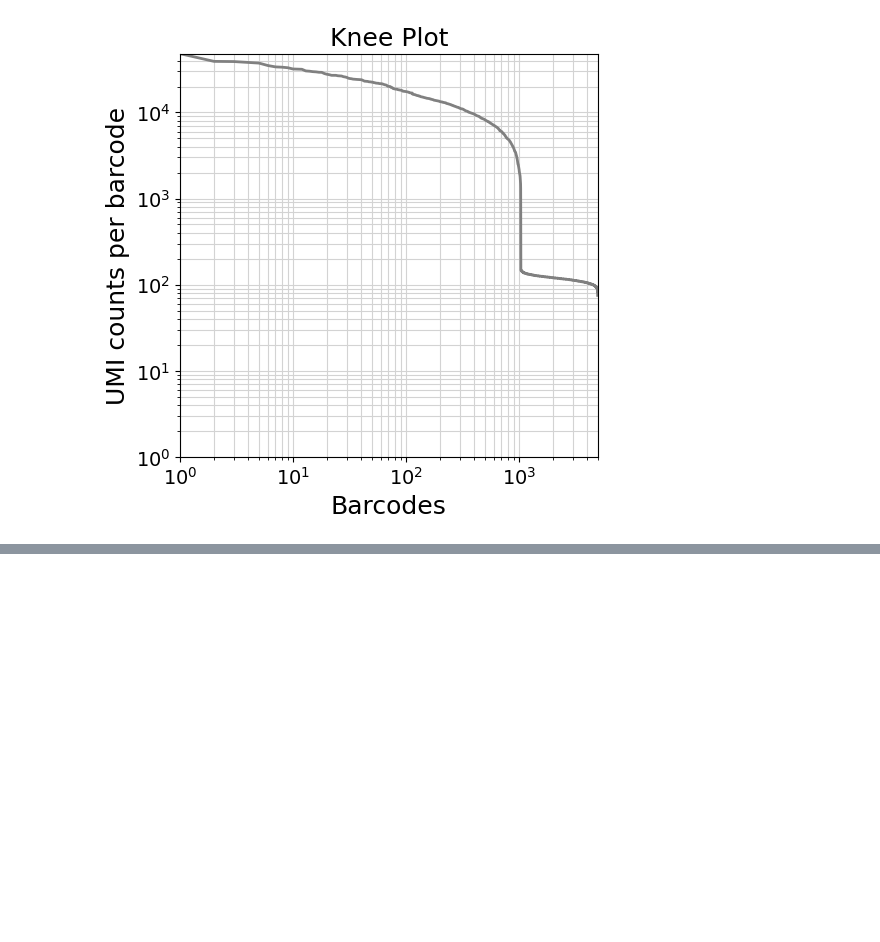
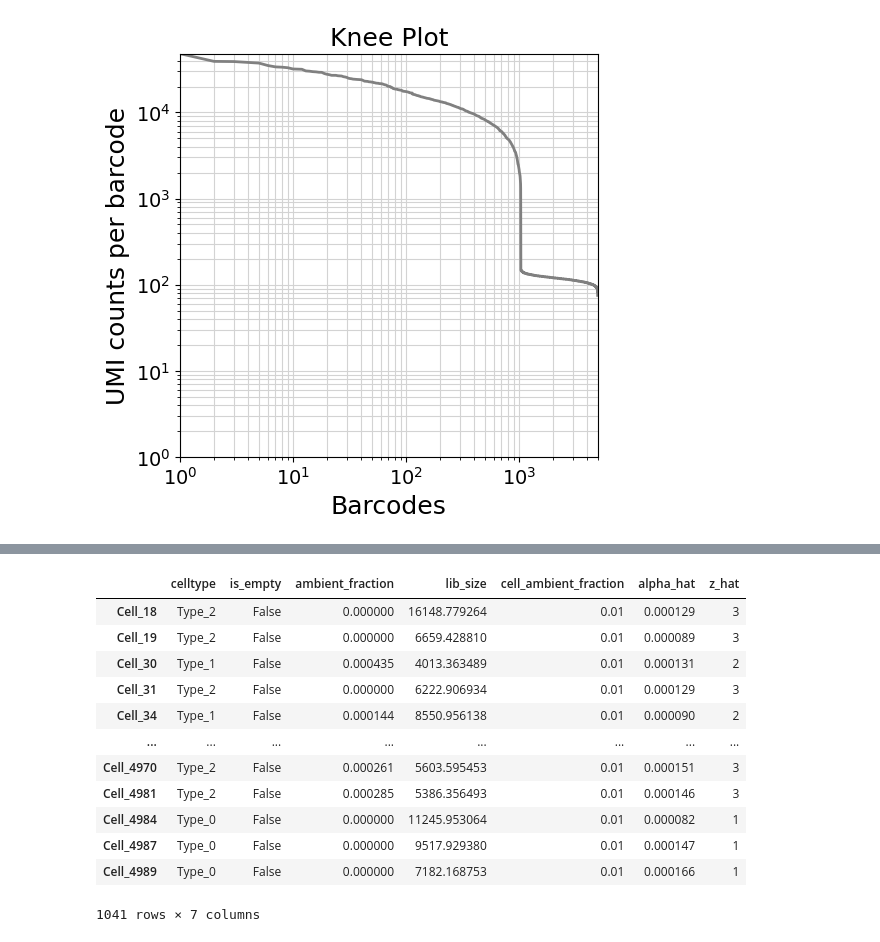
Before and after one commit to pachterlab/cellsweep, a Jupyter notebook: notebooks/debug.ipynb, the cells around one changed output, grey strips where cells are left out. Drawn from its saved outputs; the diff is of its cells as text; code cells hidden in the pictures; blank space fills up the shorter version.

```diff
--- a/notebooks/debug.ipynb
+++ b/notebooks/debug.ipynb
@@ -37,0 +53,16 @@ denoised_data = denoise_count_matrix(data, max_iter=40, beta=0.03, eps=1e-9, cel
+# %%
+denoised_data.obs[~denoised_data.obs["is_empty"]]
+# %% [output]
+|  | celltype | is_empty | ambient_fraction | lib_size | cell_ambient_fraction | alpha_hat | z_hat |
+| Cell_18 | Type_2 | False | 0.000000 | 16148.779264 | 0.01 | 0.000129 | 3 |
+| Cell_19 | Type_2 | False | 0.000000 | 6659.428810 | 0.01 | 0.000089 | 3 |
+| Cell_30 | Type_1 | False | 0.000435 | 4013.363489 | 0.01 | 0.000131 | 2 |
+| Cell_31 | Type_2 | False | 0.000000 | 6222.906934 | 0.01 | 0.000129 | 3 |
+| Cell_34 | Type_1 | False | 0.000144 | 8550.956138 | 0.01 | 0.000090 | 2 |
+| ... | ... | ... | ... | ... | ... | ... | ... |
+| Cell_4970 | Type_2 | False | 0.000261 | 5603.595453 | 0.01 | 0.000151 | 3 |
+| Cell_4981 | Type_2 | False | 0.000285 | 5386.356493 | 0.01 | 0.000146 | 3 |
+| Cell_4984 | Type_0 | False | 0.000000 | 11245.953064 | 0.01 | 0.000082 | 1 |
+| Cell_4987 | Type_0 | False | 0.000000 | 9517.929380 | 0.01 | 0.000147 | 1 |
+| Cell_4989 | Type_0 | False | 0.000000 | 7182.168753 | 0.01 | 0.000166 | 1 |
+1041 rows × 7 columns
```
Also changed, not shown: parts of 5 cells of this notebook, 2 other files.
